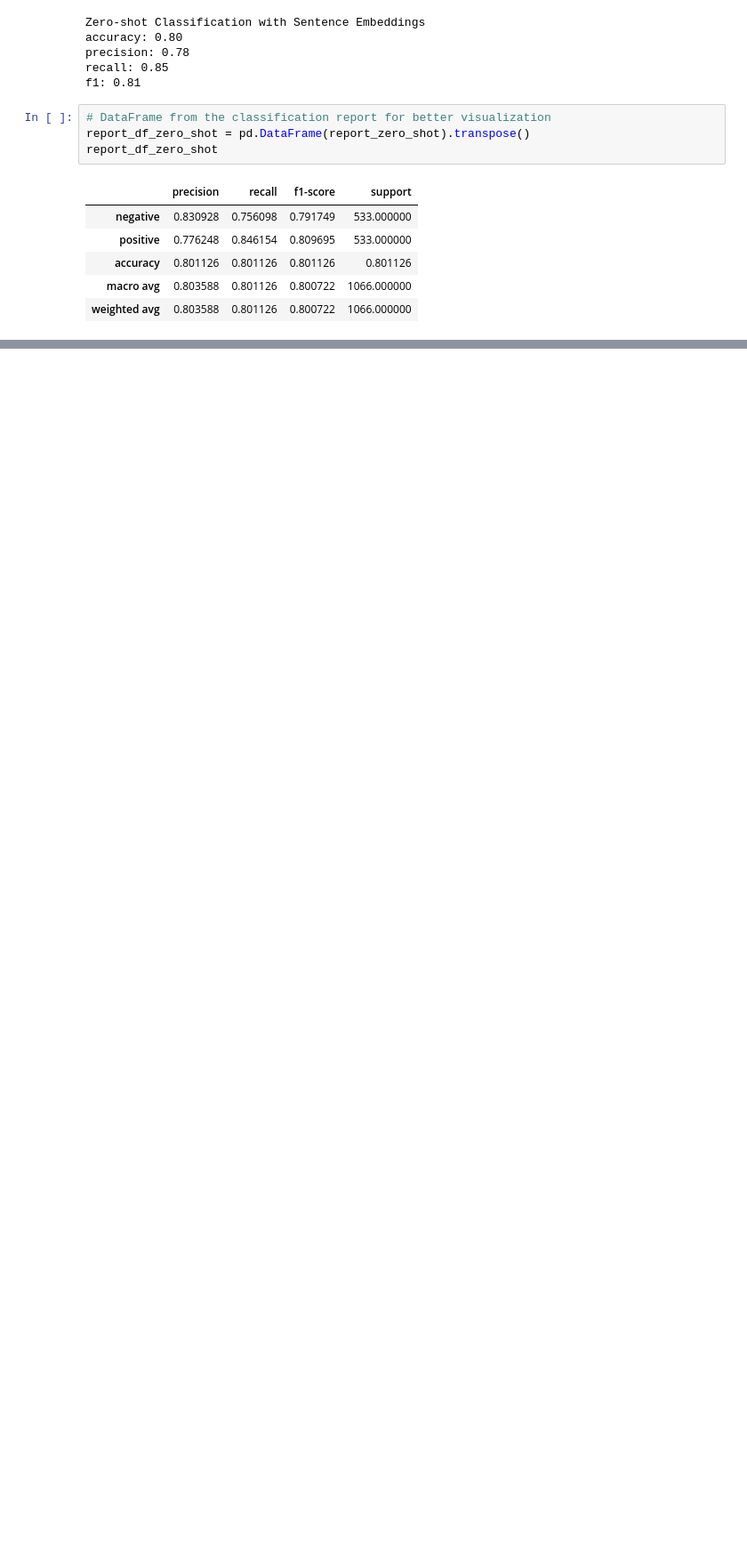
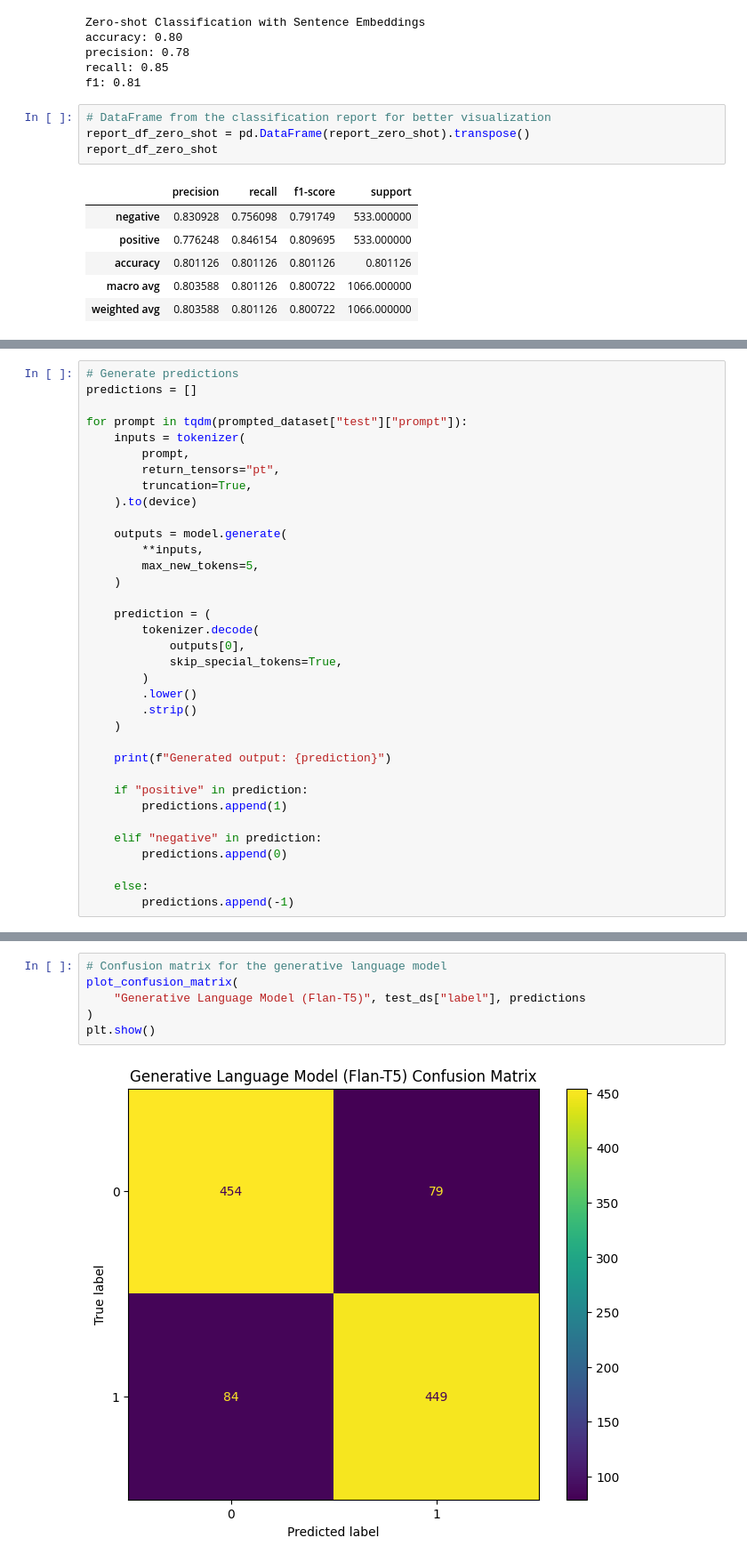
Before and after one commit to Alireza-Mirzadeh/llm-text-classification-benchmark, a Jupyter notebook: notebooks/03_transformer_models.ipynb, the cells around one changed output, grey strips where cells are left out. Shown at 89% size. Saved outputs shown, nothing was run; the diff lists cells and outputs as text; blank space fills up the shorter version.

Commit message:
Add generative lm flan-t5 results

```diff
--- a/notebooks/03_transformer_models.ipynb
+++ b/notebooks/03_transformer_models.ipynb
@@ -501,0 +586,35 @@ benchmark_df
+# %%
+# Generate predictions
+predictions = []
+
+for prompt in tqdm(prompted_dataset["test"]["prompt"]):
+    inputs = tokenizer(
+        prompt,
+        return_tensors="pt",
+        truncation=True,
+    ).to(device)
+
+    outputs = model.generate(
+        **inputs,
+        max_new_tokens=5,
+    )
+
+    prediction = (
+        tokenizer.decode(
+            outputs[0],
+            skip_special_tokens=True,
+        )
+        .lower()
+        .strip()
+    )
+
+    print(f"Generated output: {prediction}")
+
+    if "positive" in prediction:
+        predictions.append(1)
+
+    elif "negative" in prediction:
+        predictions.append(0)
+
+    else:
+        predictions.append(-1)
@@ -501,0 +673,8 @@ benchmark_df
+# %%
+# Confusion matrix for the generative language model
+plot_confusion_matrix(
+    "Generative Language Model (Flan-T5)", test_ds["label"], predictions
+)
+plt.show()
+# %% [output]
+[figure, added]
```
Also changed, not shown: parts of 24 cells of this notebook.
